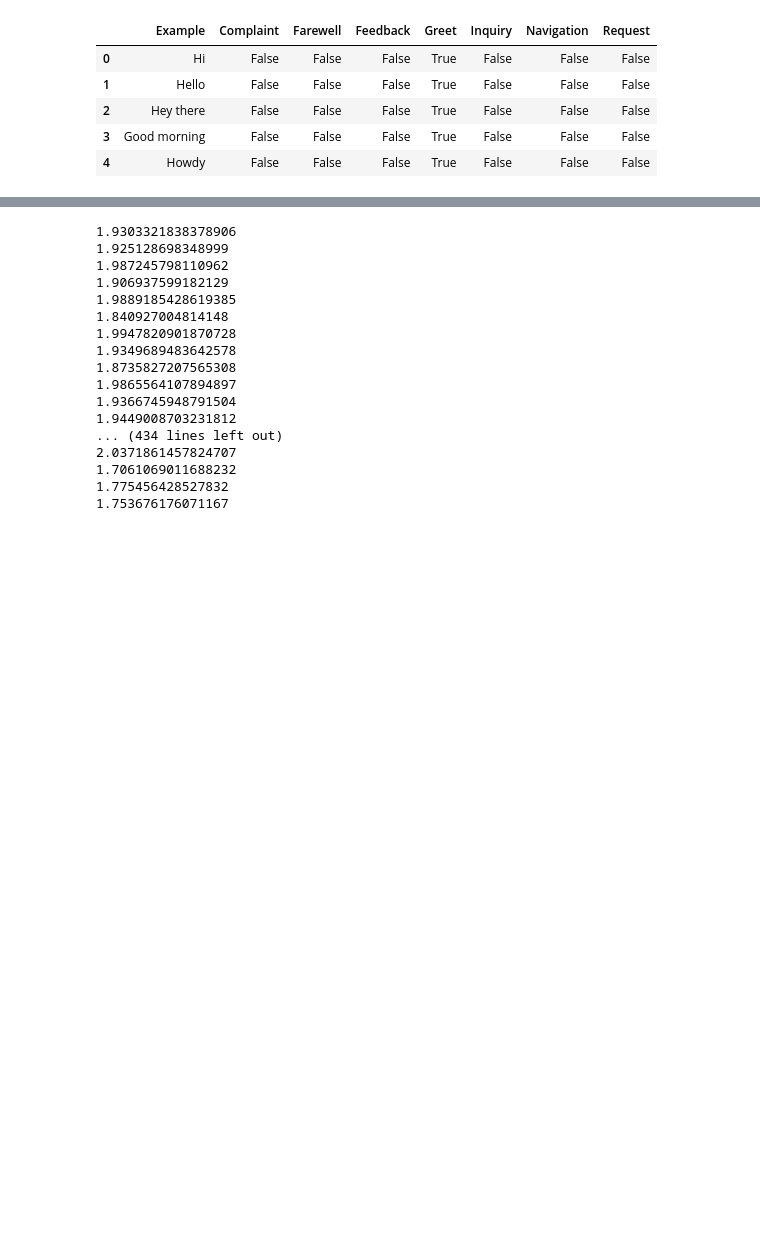
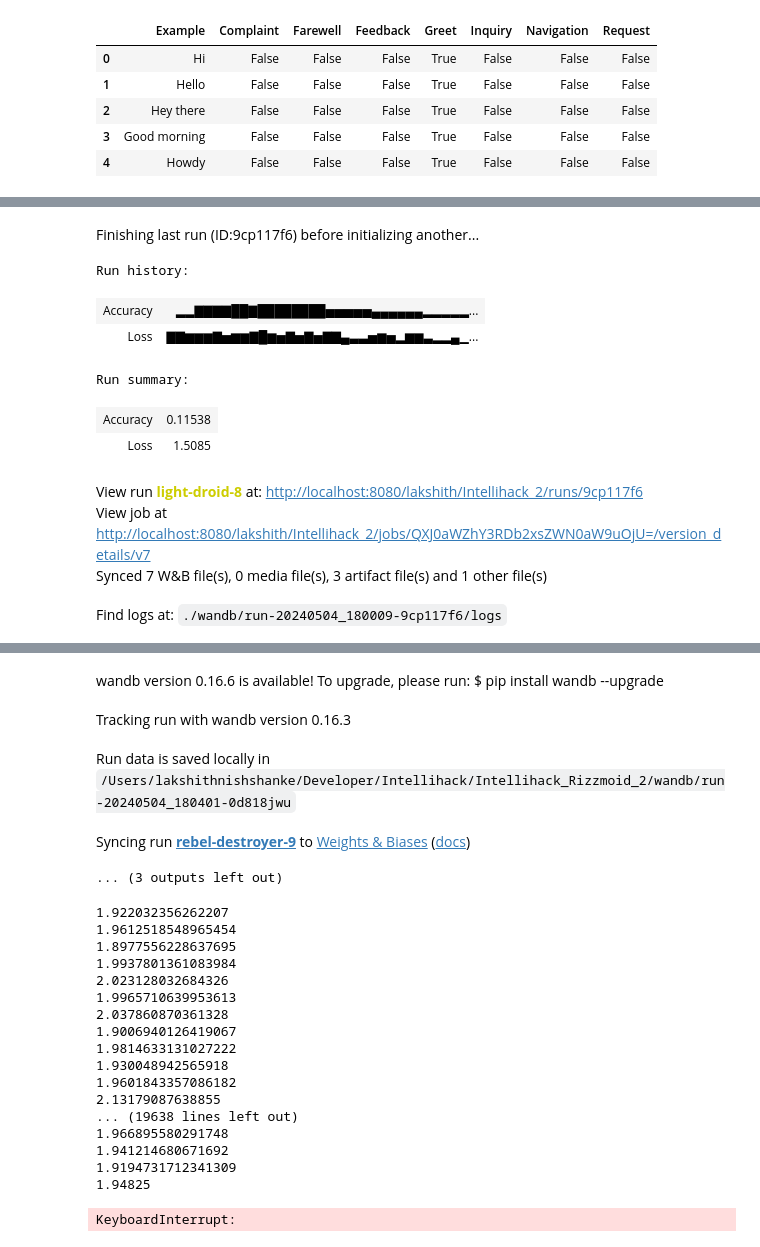
Before and after one commit to intellihack/Intellihack_Rizzmoid_2, a Jupyter notebook: intent_rnn.ipynb, the cells around one changed output, grey strips where cells are left out. Saved outputs shown, nothing was run; the diff lists cells and outputs as text; code cells hidden in the pictures; blank space fills up the shorter version.

Commit message:
updated data and tweeked RNN

```diff
--- a/intent_rnn.ipynb
+++ b/intent_rnn.ipynb
@@ -150,4 +150,29 @@ tensor([[-2.0423, -2.1536, -2.3602, -2.0285, -2.1530, -1.2375, -2.1035]],
        grad_fn=<LogSoftmaxBackward0>)
 # %%
 criterion = nn.NLLLoss()
-learning_rate = 0.005
+learning_rate = 1e-4
+# %%
+import wandb
+
+configs = {
+    "learning_rate": learning_rate,
+    "architecture": "RNN",
+    "dataset": "custom",
+}
+
+wandb.init(
+    project="Intellihack_2",
+    config=configs
+)
+# %% [output]
+Finishing last run (ID:9cp117f6) before initializing another...
+Run history:
+| Accuracy | ▂▂▇▇▇▇██▇████████▅▅▅▅▅▄▄▄▄▄▄▂▂▂▂▂... |
+| Loss | ▇▇▆▆▆▇▅▆▆▇█▆▅▇▅▇▅▇▇▄▃▃▅▆▅▂▆▆▃▂▂▄▁... |
+Run summary:
+| Accuracy | 0.11538 |
+| Loss | 1.5085 |
+View run light-droid-8 at: http://localhost:8080/lakshith/Intellihack_2/runs/9cp117f6
+View job at http://localhost:8080/lakshith/Intellihack_2/jobs/QXJ0aWZhY3RDb2xsZWN0aW9uOjU=/version_details/v7
+Synced 7 W&B file(s), 0 media file(s), 3 artifact file(s) and 1 other file(s)
+Find logs at: ./wandb/run-20240504_180009-9cp117f6/logs
@@ -154,3 +180,8 @@ learning_rate = 0.005
+wandb version 0.16.6 is available! To upgrade, please run: $ pip install wandb --upgrade
+Tracking run with wandb version 0.16.3
+Run data is saved locally in /Users/lakshithnishshanke/Developer/Intellihack/Intellihack_Rizzmoid_2/wandb/run-20240504_180401-0d818jwu
+Syncing run rebel-destroyer-9 to Weights & Biases (docs)
+... (3 outputs left out)
 # %%
 def train(category_tensor, line_tensor):
     hidden = rnn.initHidden()
@@ -179,24 +234,26 @@ def train(category_tensor, line_tensor):
 # %%
 # iterate data loader and train
-epochs = 50
+epochs = 5000
 for epoch in range(epochs):
     for i, (input, output) in enumerate(train_loader):
         train(output, input)
+    test_evaluate()
 # %% [output]
-1.9303321838378906
-1.925128698348999
-1.987245798110962
-1.906937599182129
-1.9889185428619385
-1.840927004814148
-1.9947820901870728
-1.9349689483642578
-1.8735827207565308
-1.9865564107894897
-1.9366745948791504
-1.9449008703231812
-... (434 lines left out)
-2.0371861457824707
-1.7061069011688232
-1.775456428527832
-1.753676176071167
+1.922032356262207
+1.9612518548965454
+1.8977556228637695
+1.9937801361083984
+2.023128032684326
+1.9965710639953613
+2.037860870361328
+1.9006940126419067
+1.9814633131027222
+1.930048942565918
+1.9601843357086182
+2.13179087638855
+... (19638 lines left out)
+1.966895580291748
+1.941214680671692
+1.9194731712341309
+1.94825
+KeyboardInterrupt:
```
Also changed, not shown: parts of 10 cells of this notebook, 1 other file.
